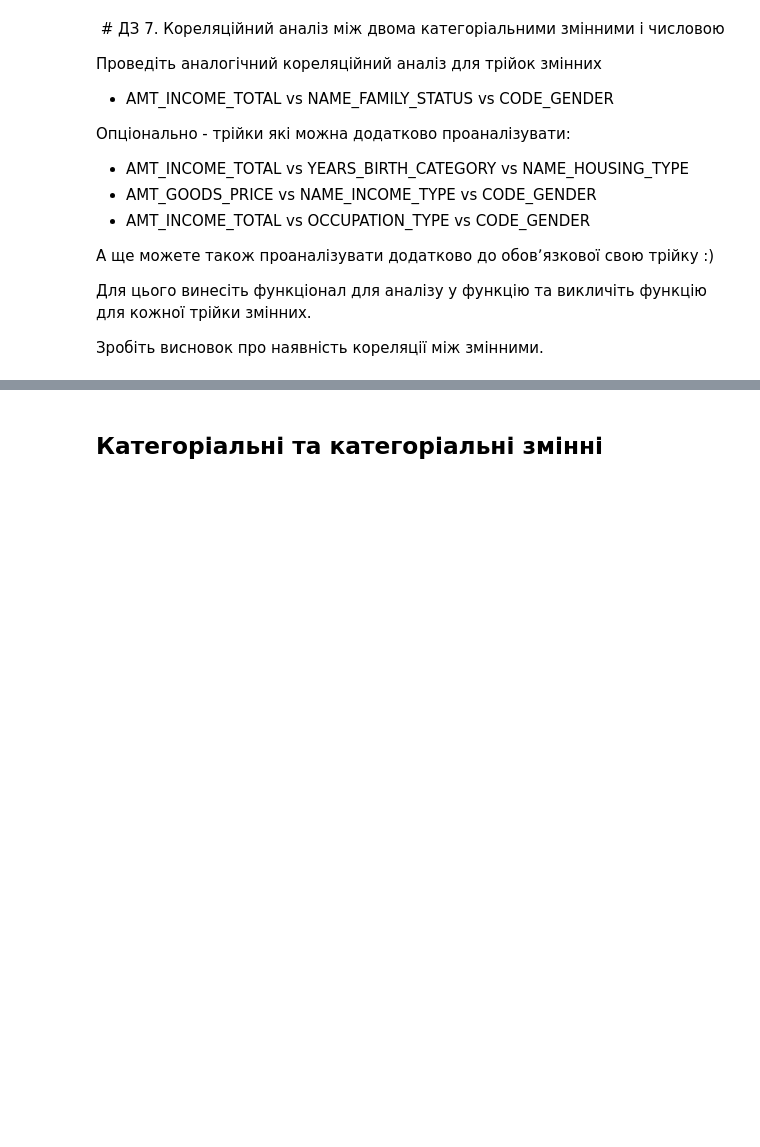
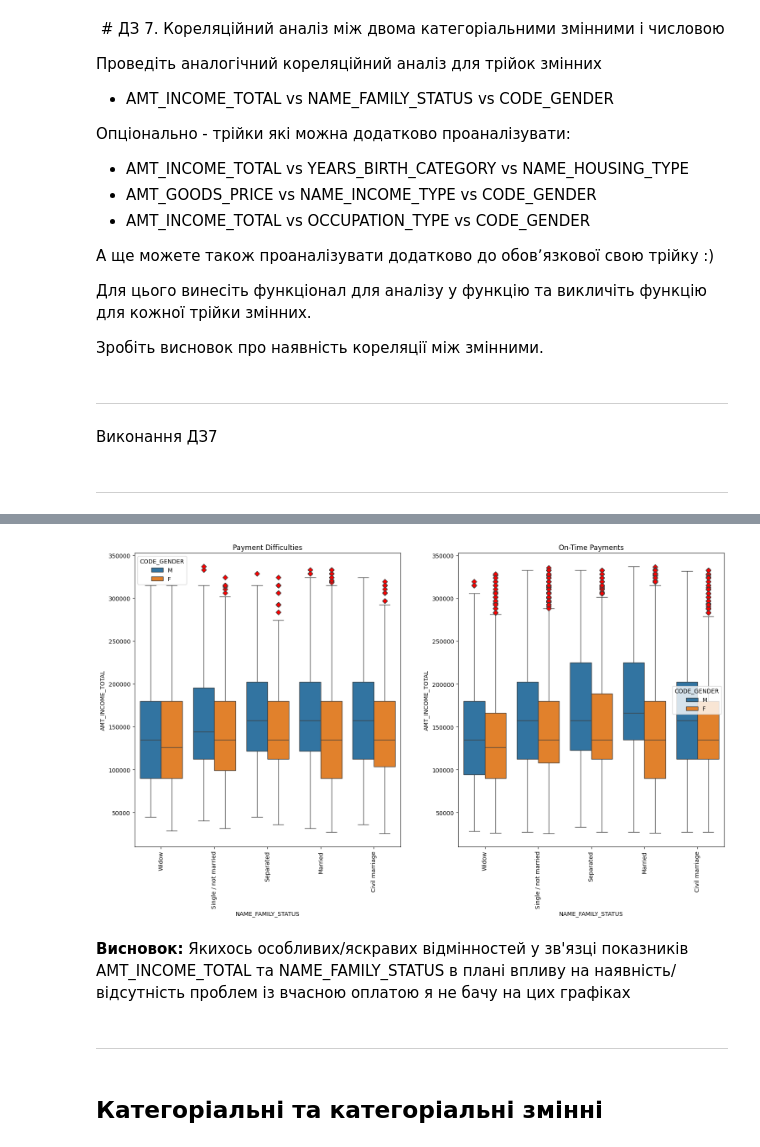
Before and after one commit to yelenana/machine_learning, a Jupyter notebook: Rybchynska_"HW_1_2_Credit_EDA".ipynb, the cells around one changed output, grey strips where cells are left out. Cells and saved outputs as stored; diff of their text form; code cells hidden in the pictures; blank space fills up the shorter version.

```diff
--- a/Rybchynska_"HW_1_2_Credit_EDA".ipynb
+++ b/Rybchynska_"HW_1_2_Credit_EDA".ipynb
@@ -2797,6 +2797,38 @@ AMT_CREDIT та AMT_ANNUITY мають сильну позитивну коре
 ---
 # %% [markdown]
 ## Неперервні та категоріальні змінні
+# %%
+def draw_boxplot(df, categorical, continuous, max_continuous, title, hue_column, subplot_position):
+    """
+    Малює блок-діаграму для заданого DataFrame, категоріальної та неперервної змінної.
+    """
+    plt.subplot(1, 2, subplot_position)
+    plt.title(title)
+    red_diamond = dict(markerfacecolor='r', marker='D')
+    sns.boxplot(x=categorical,
+                y=df[df[continuous] < max_continuous][continuous],
+                data=df,
+                flierprops=red_diamond,
+                order=sorted(df[categorical].unique(), reverse=True),
+                hue=hue_column, hue_order=sorted(df[hue_column].unique(), reverse=True))
+    plt.ticklabel_format(style='plain', axis='y')
+    plt.xticks(rotation=90)
+
+def bi_boxplot(categorical, continuous, max_continuous1, max_continuous0, hue_column):
+    """
+    Створює паралельні блок-діаграми для двох груп, визначених у наборі даних, на основі
+    категоріальної та неперервної змінної, виділяючи відмінності за допомогою відтінків.
+    """
+    plt.figure(figsize=(16, 10))
+
+    # Графік для першо групи "Труднощі з платежами" (Payment Difficulties)
+    draw_boxplot(df1, categorical, continuous, max_continuous1, 'Payment Difficulties', hue_column, 1)
+
+    # Графік для другої групи "Вчасні оплати" (On-Time Payments)
+    draw_boxplot(df0, categorical, continuous, max_continuous0, 'On-Time Payments', hue_column, 2)
+
+    plt.tight_layout(pad=4)
+    plt.show()
 # %% [markdown]
 **Клієнт з платіжними труднощами**
 # %%
@@ -2847,6 +2879,12 @@ bi_boxplot('NAME_EDUCATION_TYPE','AMT_CREDIT',max_value1_AMT_CREDIT, max_value0_
 Для цього винесіть функціонал для аналізу у функцію та викличіть функцію для кожної трійки змінних.
 
 Зробіть висновок про наявність кореляції між змінними.
+# %% [markdown]
+
+
+---
+# %% [markdown]
+Виконання ДЗ7
 # %%
 def numeric_vs_categorical_analysis(df0, df1, column_1, column_2, column_3):
   max_value1_column_1 = outlier_range(df1, column_1)
@@ -2861,3 +2899,10 @@ def numeric_vs_categorical_analysis(df0, df1, column_1, column_2, column_3):
   display(df0.groupby(by = [column_2, column_3])[column_1].describe().head())
 
   bi_boxplot(column_2, column_1, max_value1_column_1, max_value0_column_1, column_3)
+# %% [markdown]
+
+
+---
+# %%
+numeric_vs_categorical_analysis(df0, df1, 'AMT_INCOME_TOTAL', 'NAME_FAMILY_STATUS', 'CODE_GENDER')
+# %% [output]
@@ -2864,3 +2923,10 @@ def numeric_vs_categorical_analysis(df0, df1, column_1, column_2, column_3):
+[figure, added]
+# %% [markdown]
+**Висновок:** Якихось особливих/яскравих відмінностей у зв'язці показників AMT_INCOME_TOTAL та NAME_FAMILY_STATUS в плані впливу на наявність/відсутність проблем із вчасною оплатою я не бачу на цих графіках
+# %% [markdown]
+
+
+---
 # %% [markdown]
 ## Категоріальні та категоріальні змінні
 # %% [markdown]
```
Also changed, not shown: parts of 2 cells of this notebook.
